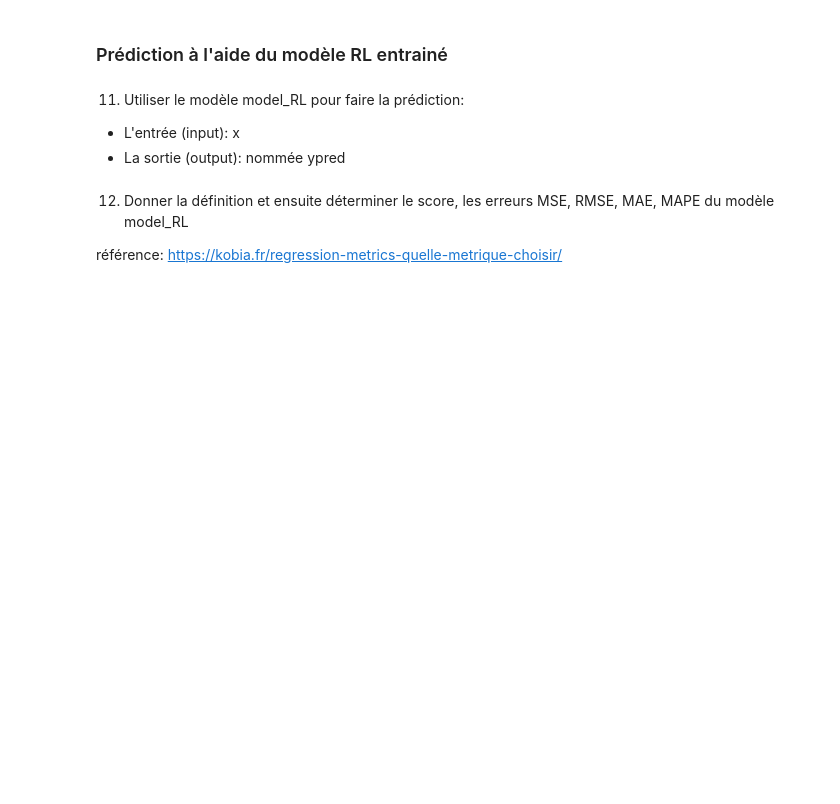
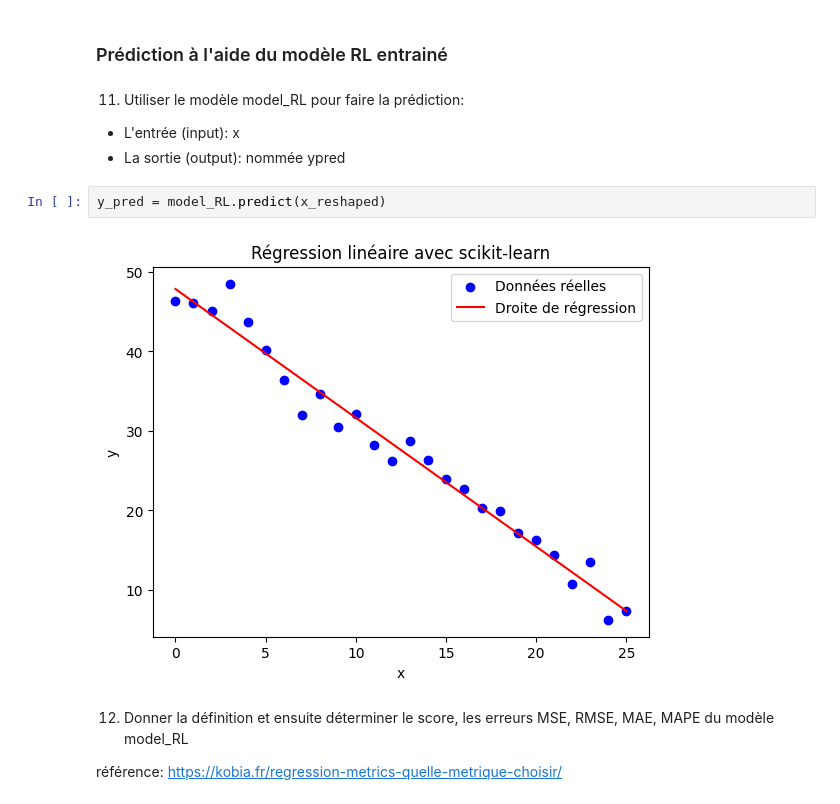
Before and after one commit to baunilhamarga/ei-climat, a Jupyter notebook: support-files/Etudes_EI_ST4/etude1_RLsimple/Etude1_RLsimple.ipynb, the cells around one changed output. Cells and saved outputs as stored; diff of their text form; blank space fills up the shorter version.

Commit message:
✨ use the scikit learn to do a prediction on the real data

```diff
--- a/support-files/Etudes_EI_ST4/etude1_RLsimple/Etude1_RLsimple.ipynb
+++ b/support-files/Etudes_EI_ST4/etude1_RLsimple/Etude1_RLsimple.ipynb
@@ -188,6 +188,10 @@ Avant de développer vos propres fonctions en Machine Learning, prenez l'habitud
 11. Utiliser le modèle model_RL pour faire la prédiction:
 * L'entrée (input): x
 * La sortie (output): nommée ypred
+# %%
+y_pred = model_RL.predict(x_reshaped)
+# %% [output]
+[figure, added]
 # %% [markdown]
 12. Donner la définition et ensuite déterminer le score, les erreurs MSE, RMSE, MAE, MAPE du modèle model_RL
 
```
